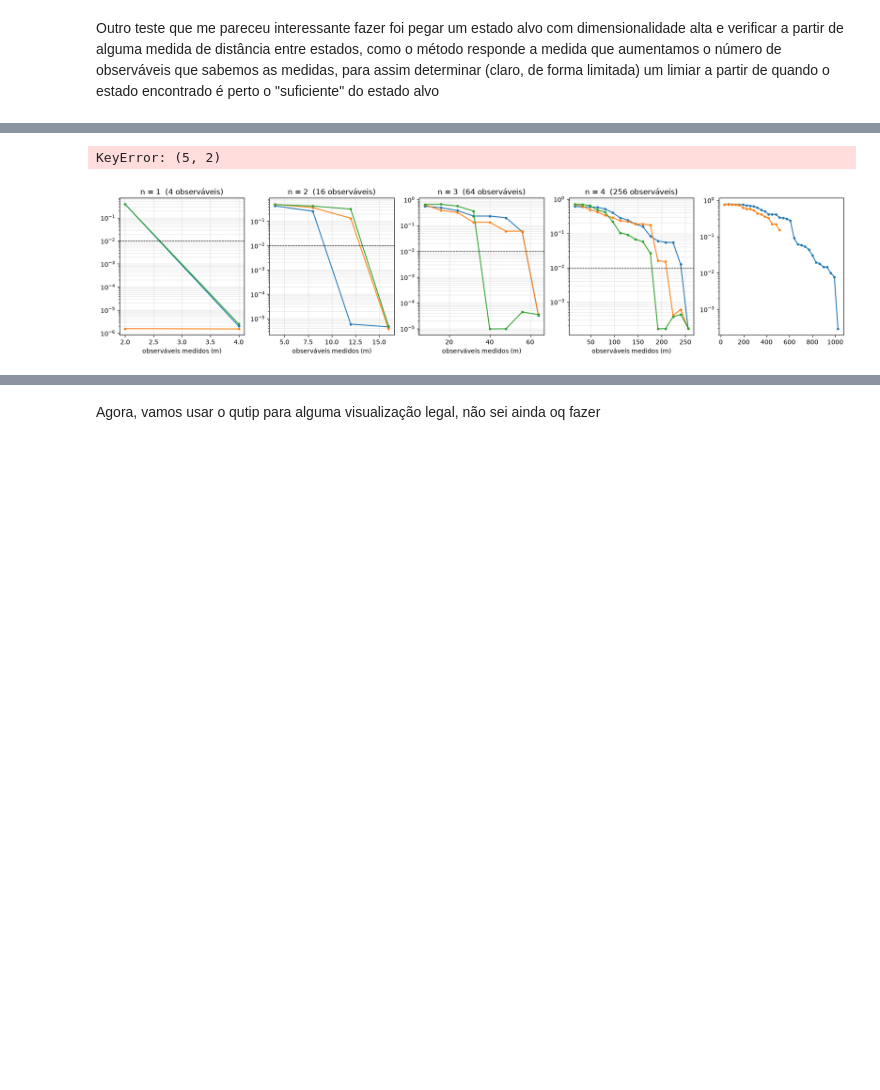
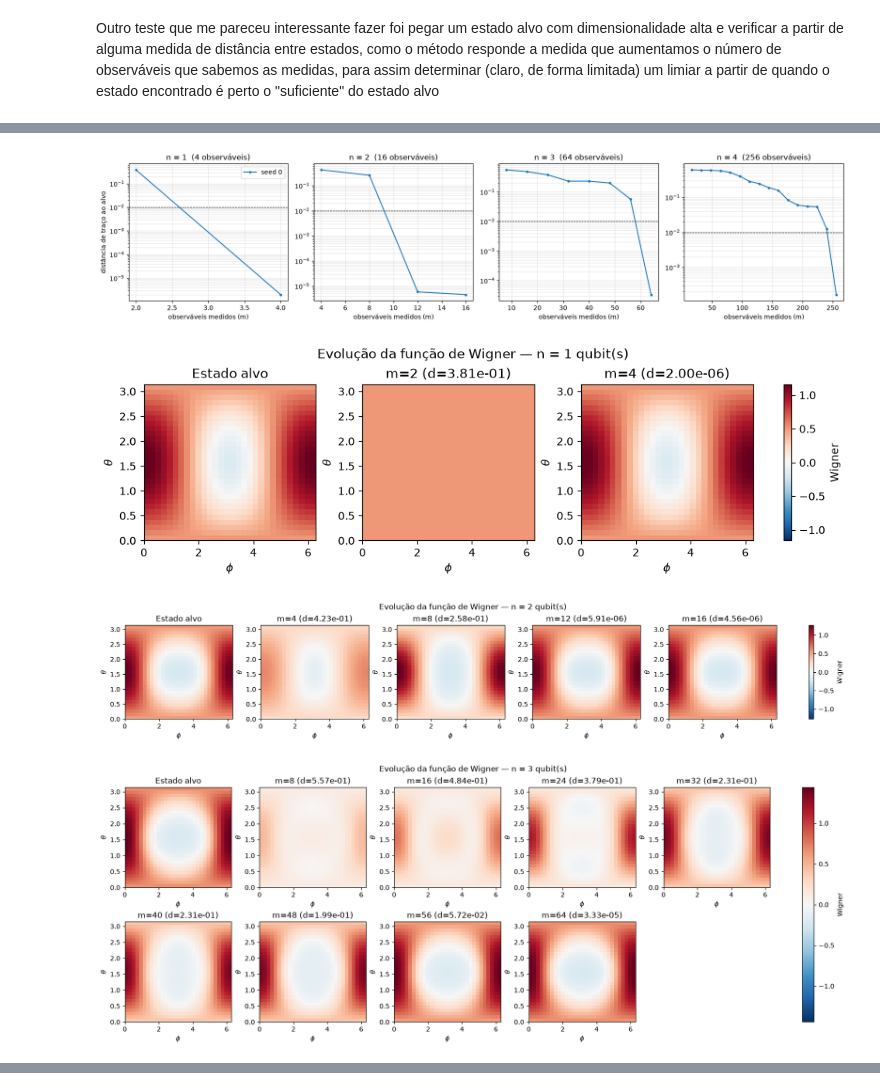
Before and after one commit to davivad013/Quantum-Tomography, a Jupyter notebook: apresentacao.ipynb, the cells around one changed output, grey strips where cells are left out. Saved outputs shown, nothing was run; the diff lists cells and outputs as text; code cells hidden in the pictures; blank space fills up the shorter version.

Commit message:
colocando wigner aumentando o numero de observaveis

```diff
--- a/apresentacao.ipynb
+++ b/apresentacao.ipynb
@@ -754,21 +776,53 @@ KeyboardInterrupt:
 # %%
 # ---------------------------------------------------------------------
 # 5) Gráfico: distância ao alvo x número de observáveis, um painel por n
 # ---------------------------------------------------------------------
 fig, axs = plt.subplots(1, len(n_list), figsize=(4.2 * len(n_list), 4))
 axs = np.atleast_1d(axs)      # garante lista de eixos mesmo com um único n
 for ax, n in zip(axs, n_list):
-    for seed in seeds:
-        ms, dists = zip(*resultados[(n, seed)])
-        ax.semilogy(ms, dists, "o-", ms=3, label=f"seed {seed}")
+    ms, dists = zip(*resultados[n])
+    ax.semilogy(ms, dists, "o-", ms=3, label=f"seed {seed}")
     ax.axhline(limiar, color="k", ls="--", lw=0.8)
     ax.set_title(f"n = {n}  ({4**n} observáveis)")
     ax.set_xlabel("observáveis medidos (m)")
     ax.grid(alpha=0.3, which="both")
 axs[0].set_ylabel("distância de traço ao alvo")
 axs[0].legend()
 fig.tight_layout()
 plt.show()
+
+
+# ---------------------------------------------------------------------
+# 6) Gráfico: evolução da função de Wigner comparada ao estado alvo
+# ---------------------------------------------------------------------
+for n in n_list:
+    paineis = [("Estado alvo", None, wigners_alvo[n])] + [
+        (f"m={m}", dist, W) for m, dist, W in wigners_rec[n]
+    ]
+    vmax = max(np.max(np.abs(W)) for _, _, W in paineis)
+    ncols = min(len(paineis), 5)
+    nrows = int(np.ceil(len(paineis) / ncols))
+
+    fig, axs = plt.subplots(
+        nrows, ncols, figsize=(3.2 * ncols, 3.0 * nrows), constrained_layout=True
+    )
+    axs = np.atleast_1d(axs).ravel()
+    for ax, (titulo, dist, W) in zip(axs, paineis):
+        im = ax.imshow(
+            W, origin="lower", extent=[0, 2 * np.pi, 0, np.pi],
+            aspect="auto", cmap="RdBu_r", vmin=-vmax, vmax=vmax
+        )
+        ax.set_title(titulo if dist is None else f"{titulo} (d={dist:.2e})")
+        ax.set_xlabel(r"$\phi$")
+        ax.set_ylabel(r"$\theta$")
+    for ax in axs[len(paineis):]:
+        ax.axis("off")
+
+    fig.colorbar(im, ax=axs.tolist(), label="Wigner")
+    fig.suptitle(f"Evolução da função de Wigner — n = {n} qubit(s)")
+    plt.show()
 # %% [output]
-KeyError: (5, 2)
-[figure, old version]
+[figure, new version]
+[figure, added]
+[figure, added]
+[figure, added]
@@ -775,2 +829,0 @@ KeyError: (5, 2)
-# %% [markdown]
-Agora, vamos usar o qutip para alguma visualização legal, não sei ainda oq fazer
```
Also changed, not shown: parts of 4 cells of this notebook, 4 other files.
